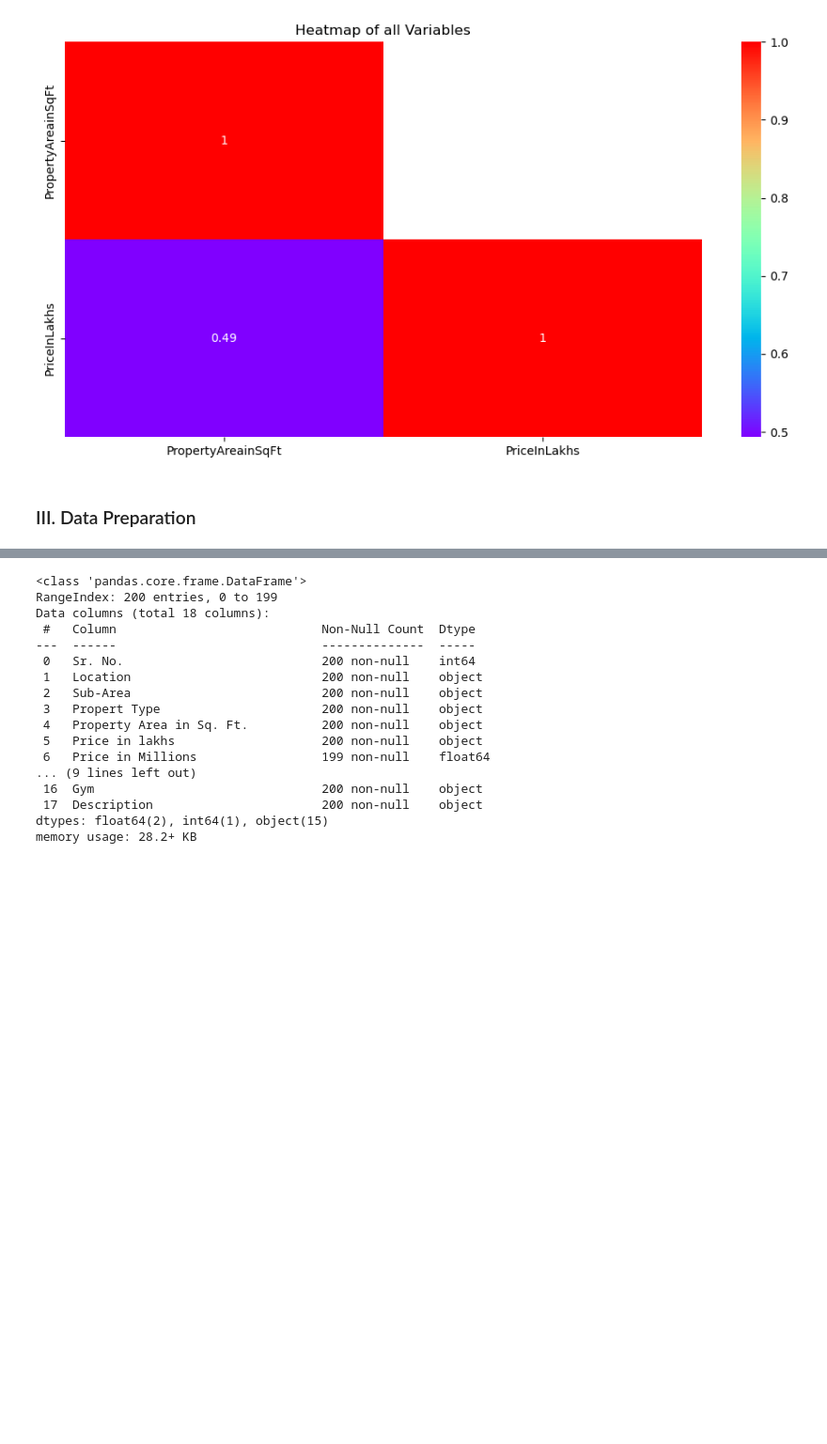
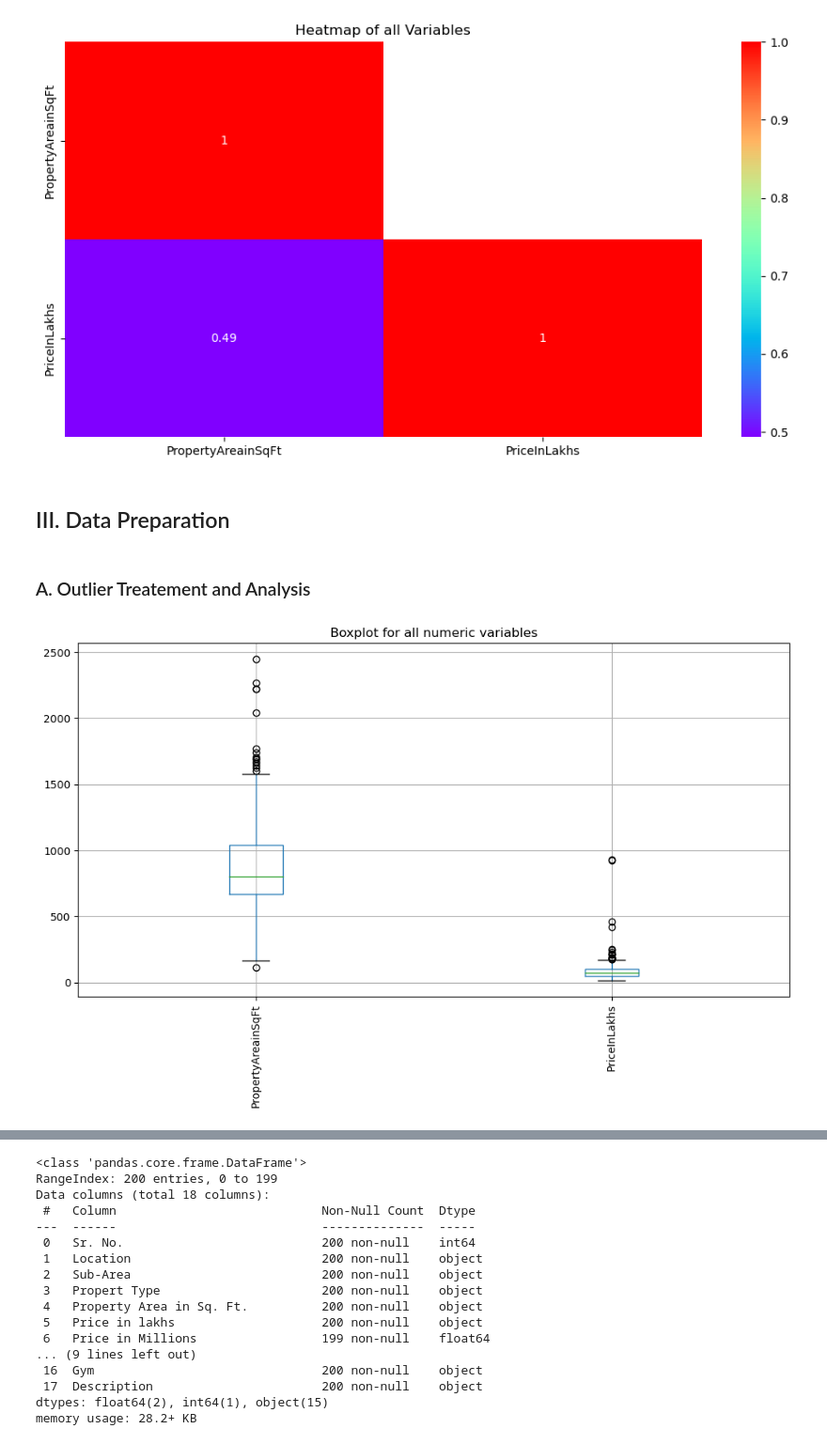
Before and after one commit to sudhanshusinghaiml/Real-Estate-Price-Prediction-Model-with-NLP-and-FastAPI, a Jupyter notebook: codes-in-notebook/ExploratoryDataAnalysis.ipynb, the cells around one changed output, grey strips where cells are left out. Shown at 94% size. Drawn from its saved outputs; the diff is of its cells as text; code cells hidden in the pictures; blank space fills up the shorter version.

Commit message:
After Treating Outliers

```diff
--- a/codes-in-notebook/ExploratoryDataAnalysis.ipynb
+++ b/codes-in-notebook/ExploratoryDataAnalysis.ipynb
@@ -659,4 +659,14 @@ plt.show()
 # %% [output]
 [figure]
 # %% [markdown]
-### III. Data Preparation
+## III. Data Preparation
+# %% [markdown]
+### A. Outlier Treatement and Analysis
+# %%
+plt.figure(figsize=(12,6))
+modified_df.boxplot()
+plt.title('Boxplot for all numeric variables')
+plt.xticks(rotation=90)
+plt.show()
+# %% [output]
+[figure, added]
```
Also changed, not shown: parts of 4 cells of this notebook, 3 other files.
